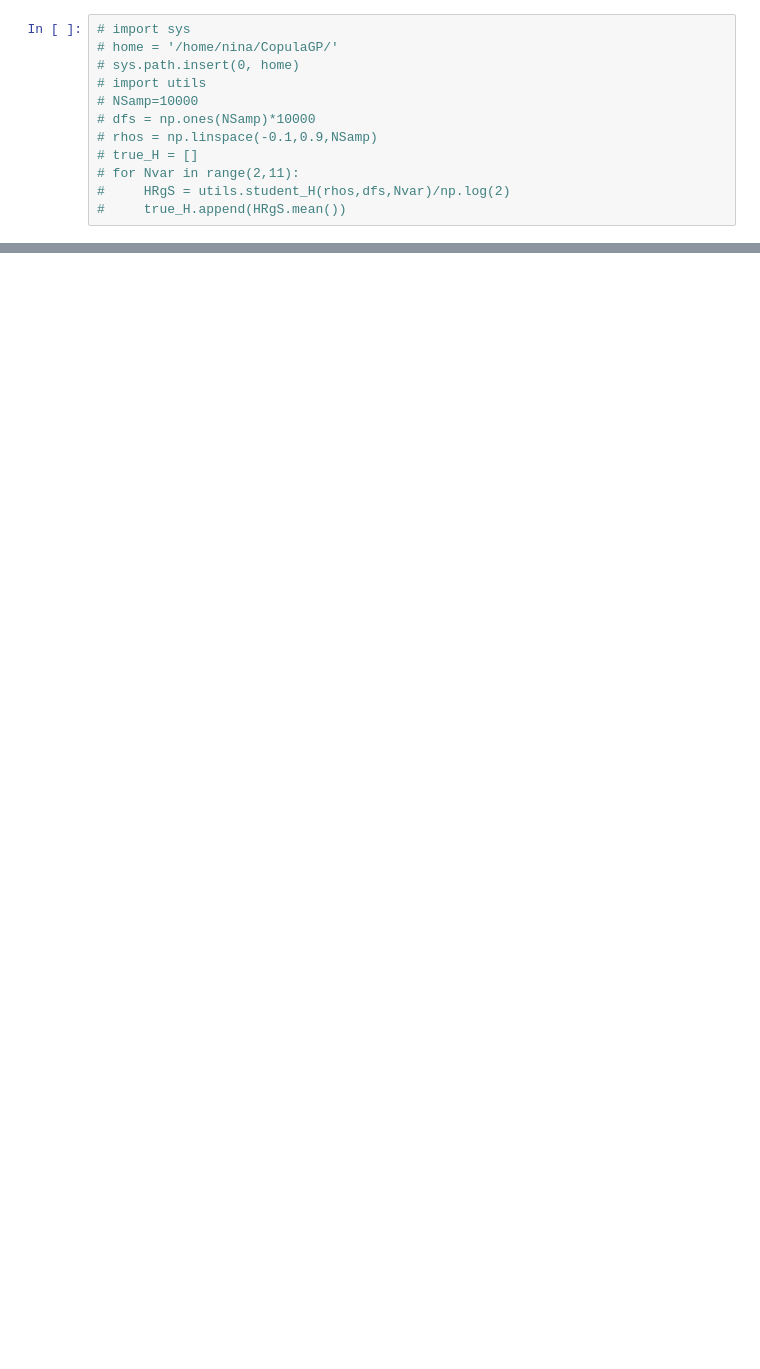
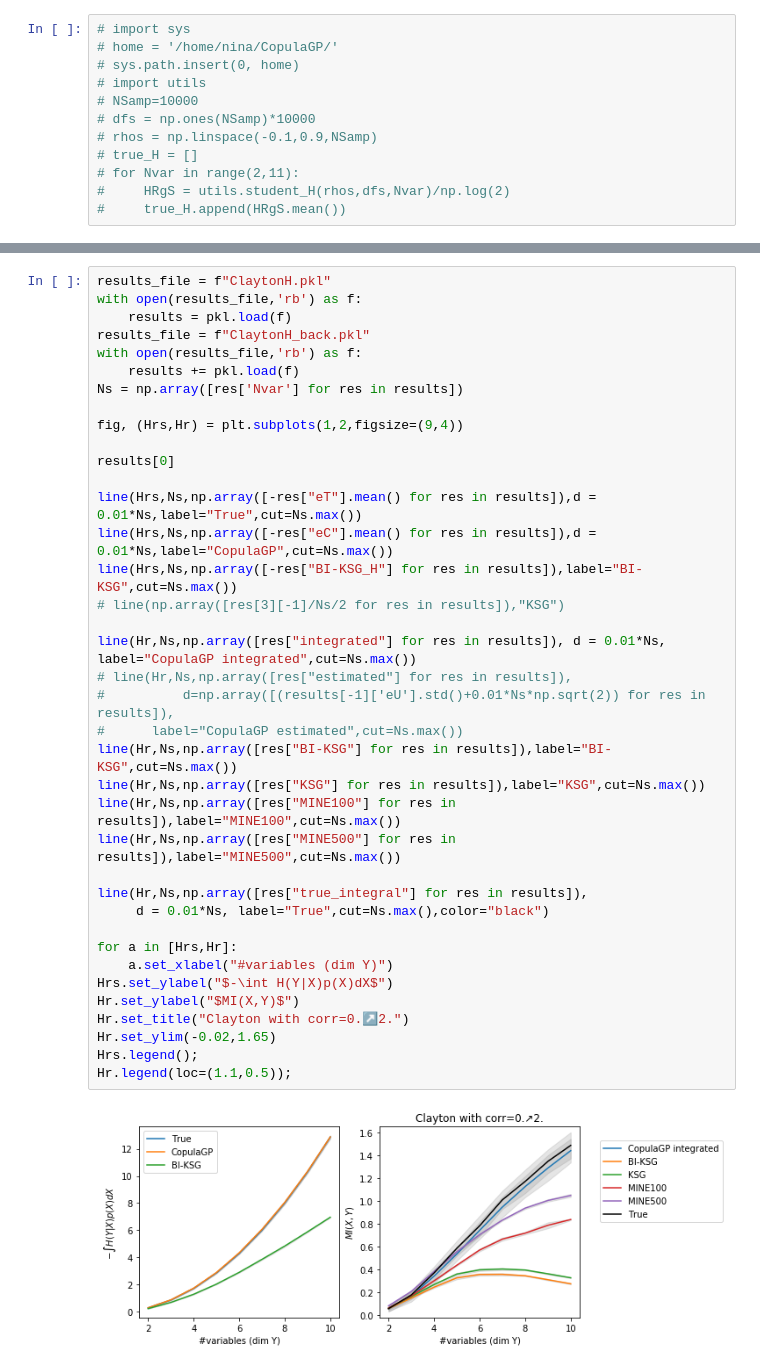
Before and after one commit to NinelK/CopulaGP, a Jupyter notebook: benchmarks/figures.ipynb, the cells around one changed output, grey strips where cells are left out. Saved outputs shown, nothing was run; the diff lists cells and outputs as text; blank space fills up the shorter version.

```diff
--- a/benchmarks/figures.ipynb
+++ b/benchmarks/figures.ipynb
@@ -158,0 +176,40 @@ Hr.legend(loc=(1.1,0.5));
+# %%
+results_file = f"ClaytonH.pkl"
+with open(results_file,'rb') as f:
+    results = pkl.load(f)
+results_file = f"ClaytonH_back.pkl"
+with open(results_file,'rb') as f:
+    results += pkl.load(f)
+Ns = np.array([res['Nvar'] for res in results])
+
+fig, (Hrs,Hr) = plt.subplots(1,2,figsize=(9,4))
+
+results[0]
+
+line(Hrs,Ns,np.array([-res["eT"].mean() for res in results]),d = 0.01*Ns,label="True",cut=Ns.max())
+line(Hrs,Ns,np.array([-res["eC"].mean() for res in results]),d = 0.01*Ns,label="CopulaGP",cut=Ns.max())
+line(Hrs,Ns,np.array([-res["BI-KSG_H"] for res in results]),label="BI-KSG",cut=Ns.max())
+# line(np.array([res[3][-1]/Ns/2 for res in results]),"KSG")
+
+line(Hr,Ns,np.array([res["integrated"] for res in results]), d = 0.01*Ns, label="CopulaGP integrated",cut=Ns.max())
+# line(Hr,Ns,np.array([res["estimated"] for res in results]),
+#          d=np.array([(results[-1]['eU'].std()+0.01*Ns*np.sqrt(2)) for res in results]),
+#      label="CopulaGP estimated",cut=Ns.max())
+line(Hr,Ns,np.array([res["BI-KSG"] for res in results]),label="BI-KSG",cut=Ns.max())
+line(Hr,Ns,np.array([res["KSG"] for res in results]),label="KSG",cut=Ns.max())
+line(Hr,Ns,np.array([res["MINE100"] for res in results]),label="MINE100",cut=Ns.max())
+line(Hr,Ns,np.array([res["MINE500"] for res in results]),label="MINE500",cut=Ns.max())
+
+line(Hr,Ns,np.array([res["true_integral"] for res in results]),
+     d = 0.01*Ns, label="True",cut=Ns.max(),color="black")
+
+for a in [Hrs,Hr]:
+    a.set_xlabel("#variables (dim Y)")
+Hrs.set_ylabel("$-\int H(Y|X)p(X)dX$")
+Hr.set_ylabel("$MI(X,Y)$")
+Hr.set_title("Clayton with corr=0.↗2.")
+Hr.set_ylim(-0.02,1.65)
+Hrs.legend();
+Hr.legend(loc=(1.1,0.5));
+# %% [output]
+[figure, added]
```
Also changed, not shown: parts of 8 cells of this notebook, 3 other files.
